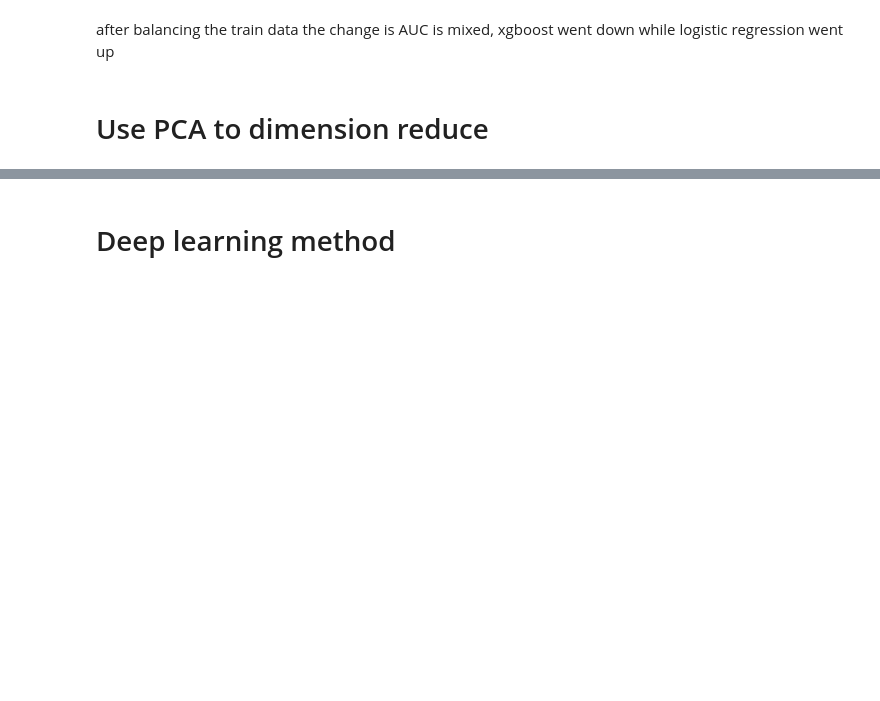
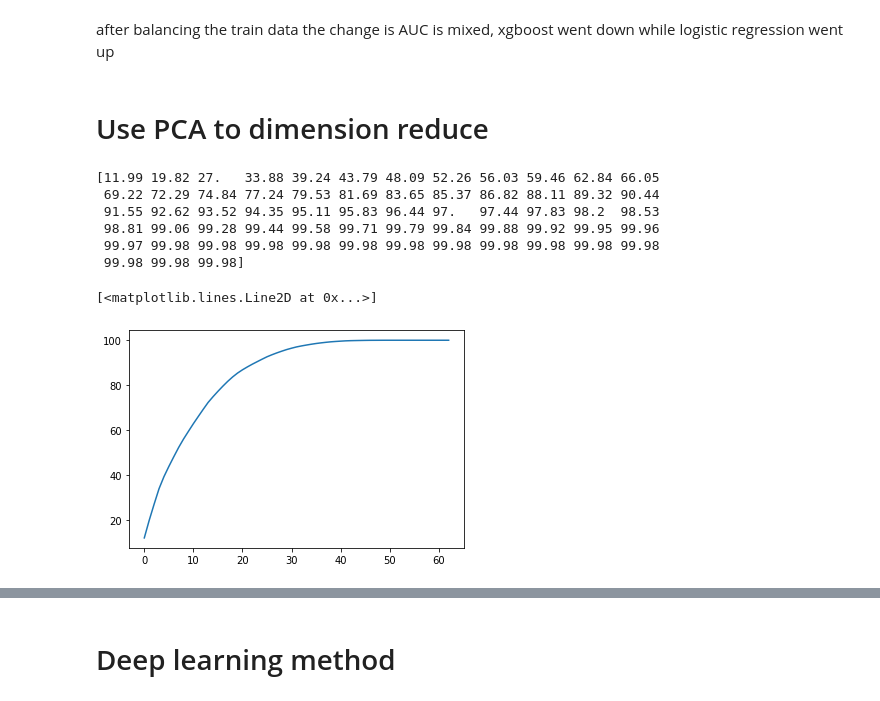
Before and after one commit to apop08/bank_data, a Jupyter notebook: Bank_data.ipynb, the cells around one changed output, grey strips where cells are left out. Cells and saved outputs as stored; diff of their text form; code cells hidden in the pictures; blank space fills up the shorter version.

Commit message:
finished still need to explain choices

```diff
--- a/Bank_data.ipynb
+++ b/Bank_data.ipynb
@@ -570,0 +570,19 @@ var= pca.explained_variance_ratio_
+# %%
+scaler = MinMaxScaler()
+x_normed = scaler.fit_transform(x_dummies)
+pca = PCA(n_components=63)
+pca.fit(x_normed)
+var= pca.explained_variance_ratio_
+
+var=np.cumsum(np.round(pca.explained_variance_ratio_, decimals=4)*100)
+print(var)
+plt.plot(var)
+# %% [output]
+[11.99 19.82 27.   33.88 39.24 43.79 48.09 52.26 56.03 59.46 62.84 66.05
+ 69.22 72.29 74.84 77.24 79.53 81.69 83.65 85.37 86.82 88.11 89.32 90.44
+ 91.55 92.62 93.52 94.35 95.11 95.83 96.44 97.   97.44 97.83 98.2  98.53
+ 98.81 99.06 99.28 99.44 99.58 99.71 99.79 99.84 99.88 99.92 99.95 99.96
+ 99.97 99.98 99.98 99.98 99.98 99.98 99.98 99.98 99.98 99.98 99.98 99.98
+ 99.98 99.98 99.98]
+[<matplotlib.lines.Line2D at 0x...>]
+[figure, added]
```
Also changed, not shown: parts of 31 cells of this notebook.
